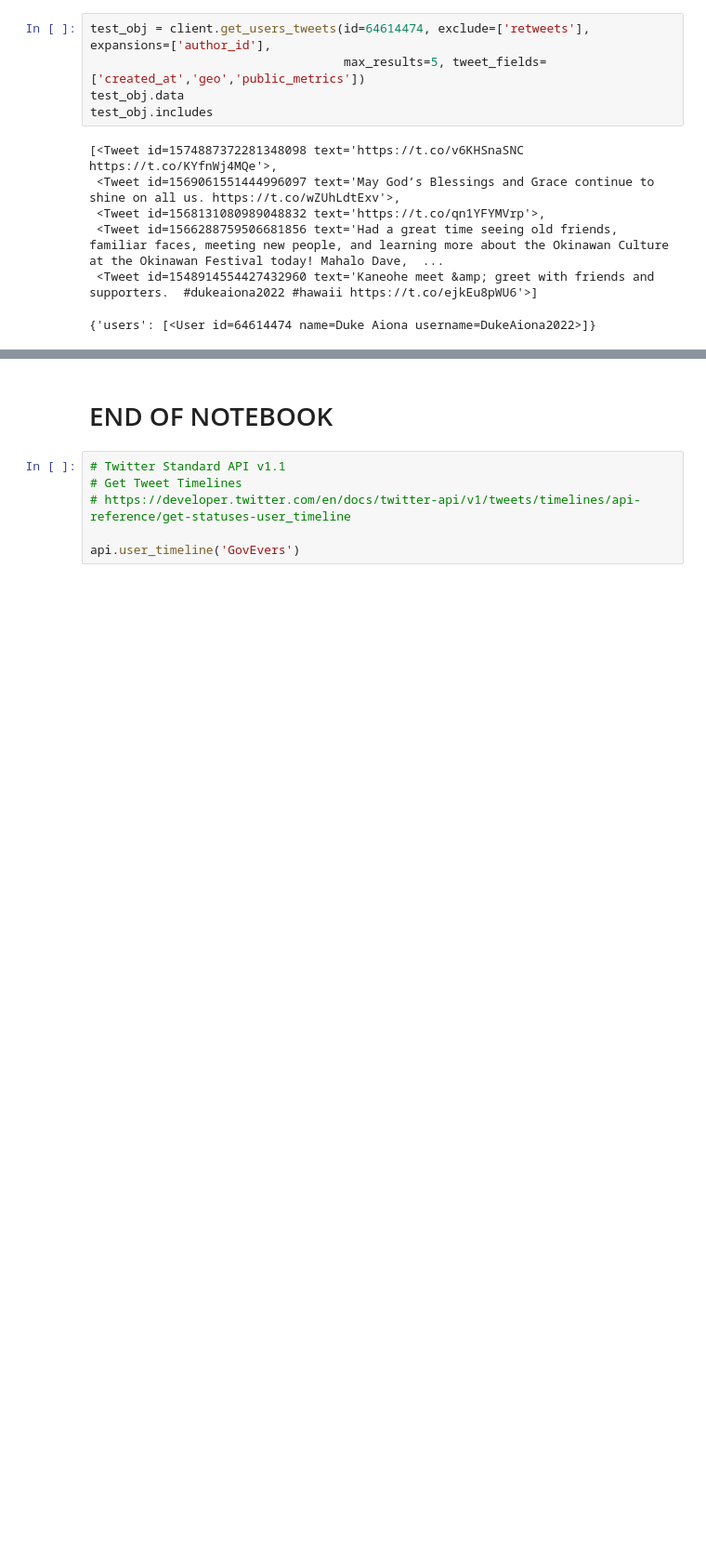
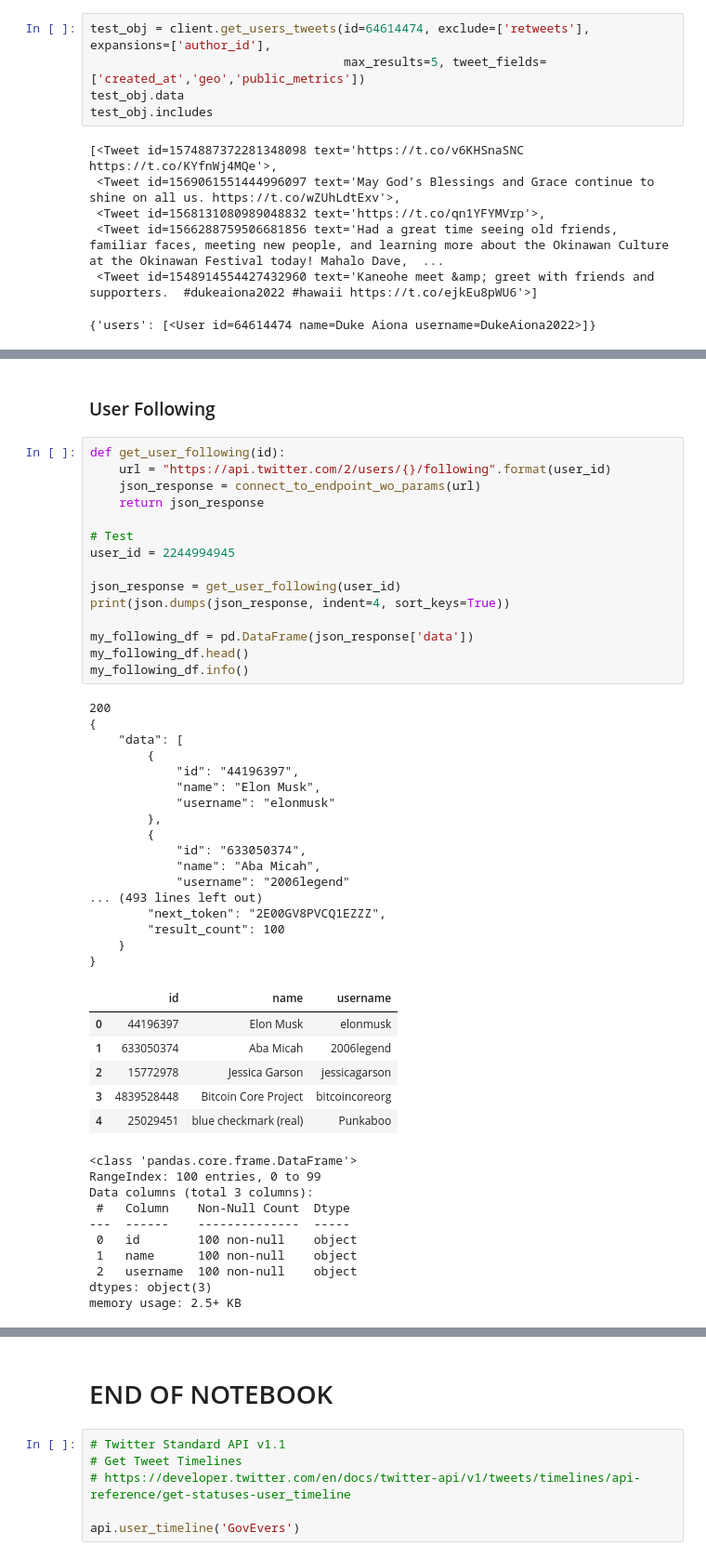
Before and after one commit to jon-chun/scrape-social-medias, a Jupyter notebook: scrape_twitter_usgovernors.ipynb, the cells around one changed output, grey strips where cells are left out. Shown at 93% size. Saved outputs shown, nothing was run; the diff lists cells and outputs as text; blank space fills up the shorter version.

```diff
--- a/scrape_twitter_usgovernors.ipynb
+++ b/scrape_twitter_usgovernors.ipynb
@@ -1483,0 +1720,51 @@ def get_user_tweets(username):
+# %% [markdown]
+### User Following
+# %%
+def get_user_following(id):
+    url = "https://api.twitter.com/2/users/{}/following".format(user_id)
+    json_response = connect_to_endpoint_wo_params(url)
+    return json_response
+
+# Test
+user_id = 2244994945
+
+json_response = get_user_following(user_id)
+print(json.dumps(json_response, indent=4, sort_keys=True))
+
+my_following_df = pd.DataFrame(json_response['data'])
+my_following_df.head()
+my_following_df.info()
+# %% [output]
+200
+{
+    "data": [
+        {
+            "id": "44196397",
+            "name": "Elon Musk",
+            "username": "elonmusk"
+        },
+        {
+            "id": "633050374",
+            "name": "Aba Micah",
+            "username": "2006legend"
+... (493 lines left out)
+        "next_token": "2E00GV8PVCQ1EZZZ",
+        "result_count": 100
+    }
+}
+|  | id | name | username |
+| 0 | 44196397 | Elon Musk | elonmusk |
+| 1 | 633050374 | Aba Micah | 2006legend |
+| 2 | 15772978 | Jessica Garson | jessicagarson |
+| 3 | 4839528448 | Bitcoin Core Project | bitcoincoreorg |
+| 4 | 25029451 | blue checkmark (real) | Punkaboo |
+<class 'pandas.core.frame.DataFrame'>
+RangeIndex: 100 entries, 0 to 99
+Data columns (total 3 columns):
+ #   Column    Non-Null Count  Dtype
+---  ------    --------------  -----
+ 0   id        100 non-null    object
+ 1   name      100 non-null    object
+ 2   username  100 non-null    object
+dtypes: object(3)
+memory usage: 2.5+ KB
```
Also changed, not shown: parts of 29 cells of this notebook.
